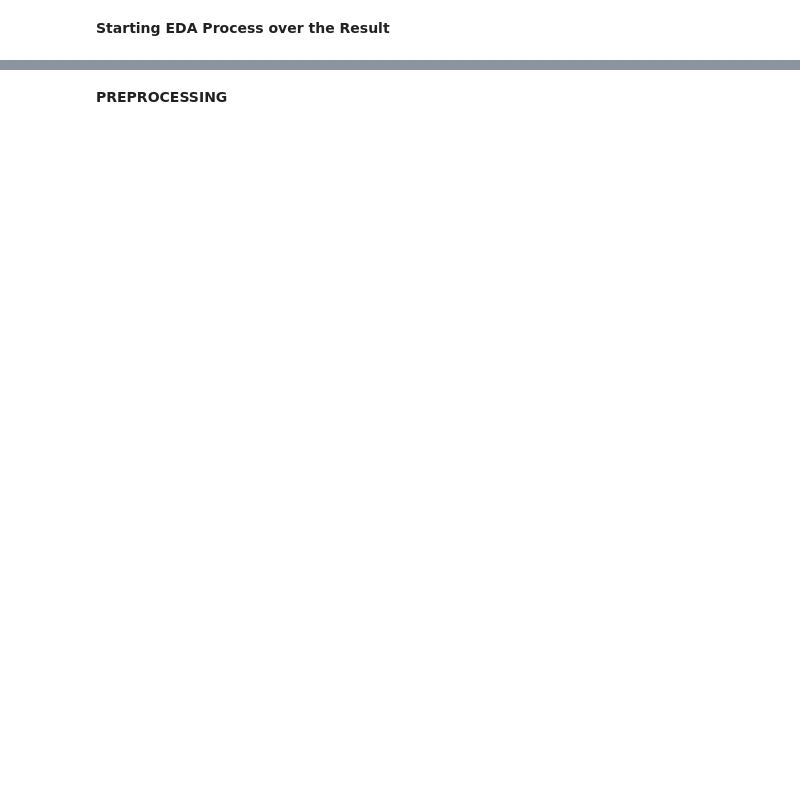
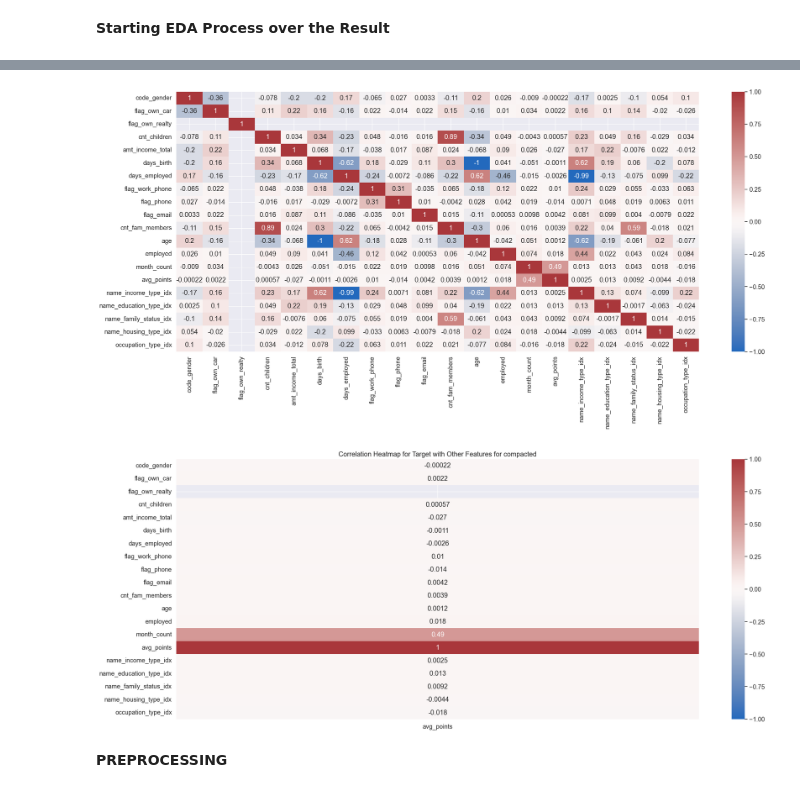
Before and after one commit to leo140803/Credit-Card-Approval-Prediction, a Jupyter notebook: proyek.ipynb, the cells around one changed output, grey strips where cells are left out. Drawn from its saved outputs; the diff is of its cells as text; code cells hidden in the pictures; blank space fills up the shorter version.

```diff
--- a/proyek.ipynb
+++ b/proyek.ipynb
@@ -628,0 +612,18 @@ df_joined_processed.select([count(c).alias(c) for c in df_joined_processed.colum
+# %%
+# Change the string categorical data into number in compacted
+df_compacted = df_compacted.withColumn('name_income_type_idx', when(df_compacted["name_income_type"] == "Student", 0)
+                   .when(df_compacted["name_income_type"] == "Pensioner", 1)
+                   .when(df_compacted["name_income_type"] == "Working", 2))
+
+df_compacted = df_compacted.withColumn('name_education_type_idx', when(df_compacted["name_education_type"] == "Academic degree", 0)
+                   .when(df_compacted["name_education_type"] == "secondary", 1)
+                   .when(df_compacted["name_education_type"] == "Higher education", 2))
+
+df_compacted = df_compacted.withColumn('name_family_status_idx', when(df_compacted["name_family_status"] == "Married", 1)
+                   .when(df_compacted["name_family_status"] == "Single", 0))
+
+df_compacted = df_compacted.withColumn('name_housing_type_idx', when(df_compacted["name_housing_type"] == "House / apartment", 1)
+                   .when(df_compacted["name_housing_type"] == "With parents", 0))
+
+indexer = StringIndexer(inputCol='occupation_type', outputCol='occupation_type_idx')
+df_compacted = indexer.fit(df_compacted).transform(df_compacted)
@@ -628,0 +669,28 @@ df_joined_processed.select([count(c).alias(c) for c in df_joined_processed.colum
+# %%
+# find the correlation matrix without the tuning of the data for compacted data
+elimination = ['id','name_income_type','name_education_type','occupation_type','name_family_status','name_housing_type']
+included_columns = [col for col in df_compacted.columns if col != "label" and col not in elimination]
+
+assembler = VectorAssembler(inputCols=included_columns, outputCol="features")
+df_vector = assembler.transform(df_compacted).select("features")
+
+correlation_matrix = Correlation.corr(df_vector, "features").head()[0]
+
+correlation_matrix_np = correlation_matrix.toArray()
+
+
+correlation_df = pd.DataFrame(correlation_matrix_np, index=included_columns, columns=included_columns)
+
+plt.figure(figsize=(25, 10))
+sns.set(font_scale=1.2)
+heat = sns.heatmap(data=correlation_df, annot=True, cmap='vlag', vmin=-1, vmax=1)
+plt.show()
+
+target_correlation = correlation_df["avg_points"]
+
+plt.figure(figsize=(25, 10))
+sns.set(font_scale=1.2)
+heat = sns.heatmap(data=target_correlation.to_frame(), annot=True, cmap='vlag', vmin=-1, vmax=1)
+plt.title('Correlation Heatmap for Target with Other Features for compacted')
+plt.show()
+# %% [output]
@@ -629,3 +698,5 @@ df_joined_processed.select([count(c).alias(c) for c in df_joined_processed.colum
+[figure, added]
+[figure, added]
 # %% [markdown]
 **PREPROCESSING**
 # %%
```
Also changed, not shown: parts of 34 cells of this notebook.
